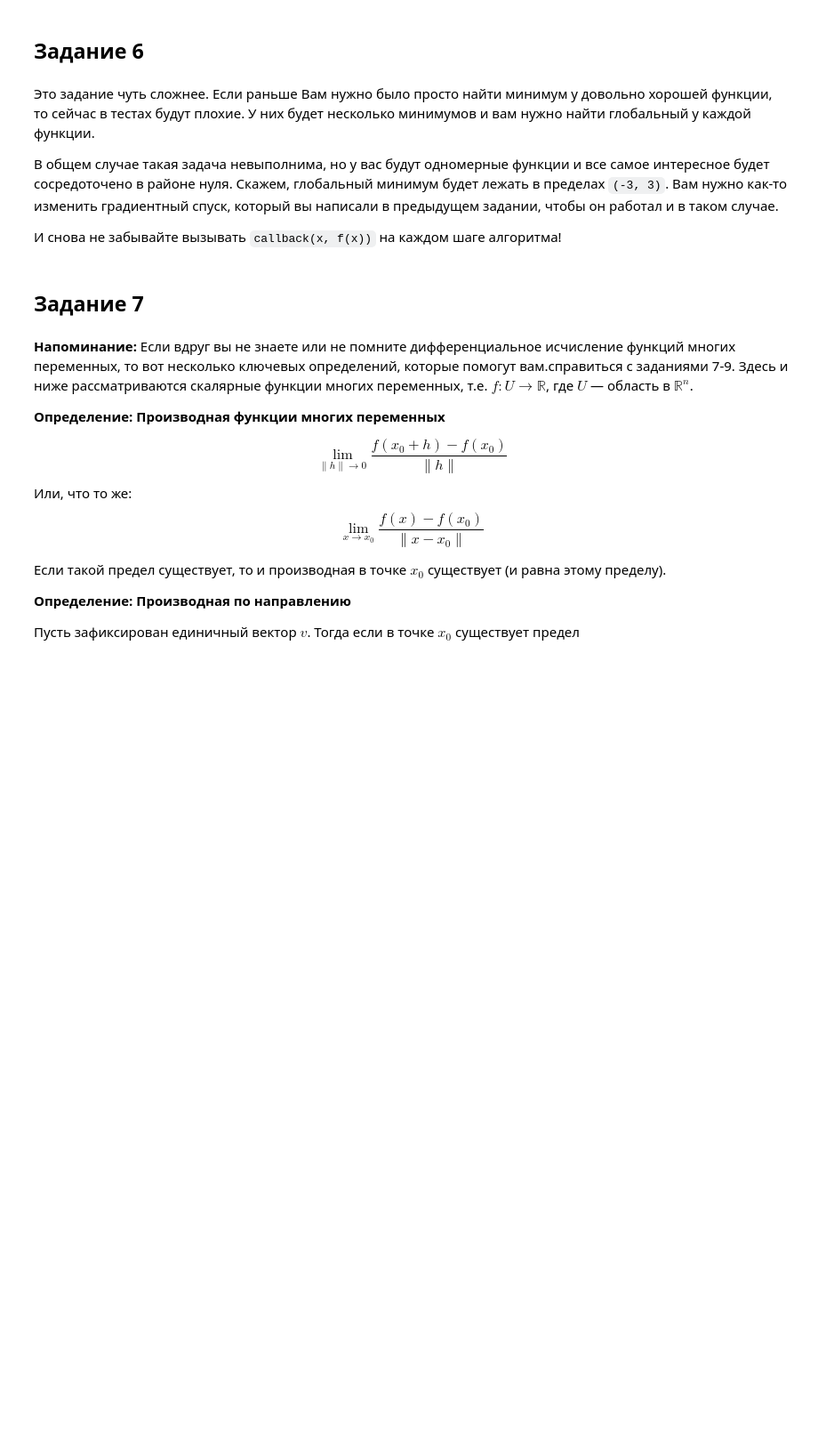
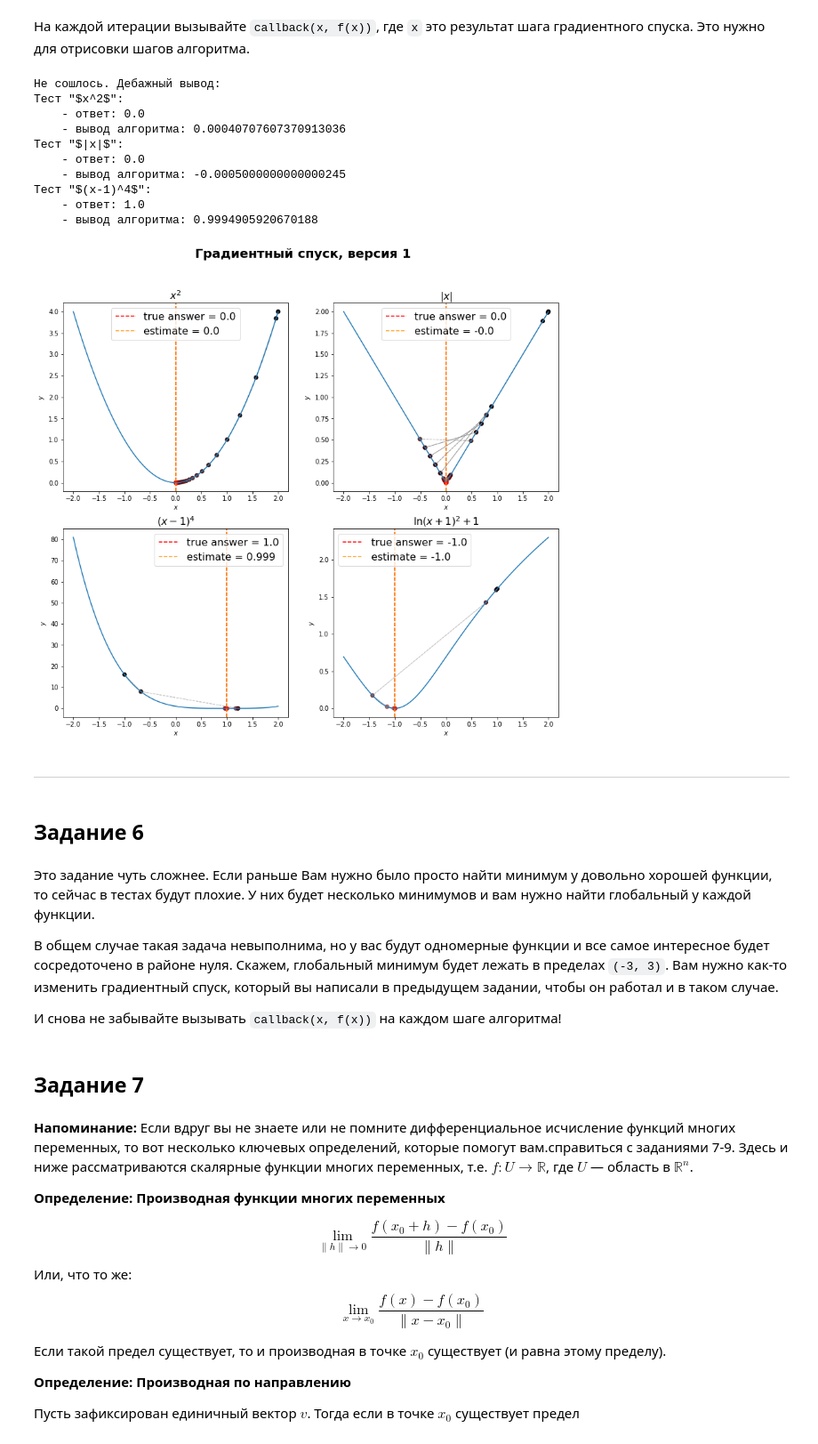
Before and after one commit to nalysann/dlschool, a Jupyter notebook: 04_linear_models/[homework, base]gradient.ipynb, the cells around one changed output. Shown at 89% size. Drawn from its saved outputs; the diff is of its cells as text; code cells hidden in the pictures; blank space fills up the shorter version.

```diff
--- a/04_linear_models/[homework, base]gradient.ipynb
+++ b/04_linear_models/[homework, base]gradient.ipynb
@@ -290,0 +107,18 @@ if not is_correct:
+# %%
+def numerical_derivative_1d(func, epsilon):
+    """
+    Функция для приближённого вычисления производной функции одной переменной.
+    func: float -> float — произвольная дифференцируемая функция
+    epsilon: float — максимальная величина приращения по оси Ох
+    return value - другая функция, которая приближённо вычисляет производную в точке
+    """
+
+    def deriv_func(x):
+        """
+        x: float — точка, в которой нужно вычислить производную
+        return value - приближённое значение производной в этой точке
+        """
+
+        return (func(x + epsilon) - func(x)) / epsilon
+
+    return deriv_func
@@ -290,0 +280,2 @@ if not is_correct:
+# %% [markdown]
+На каждой итерации вызывайте `callback(x, f(x))`, где `x` это результат шага градиентного спуска. Это нужно для отрисовки шагов алгоритма.
@@ -291,3 +325,60 @@ if not is_correct:
+# %%
+test_cases = {
+    "$x^2$": {
+        "func" : lambda x: x * x,
+        "deriv" : lambda x: 2 * x,
+        "start" : 2,
+        "answer" : 0.0
+    },
+    "$|x|$": {
+        "func" : lambda x: abs(x),
+        "deriv" : lambda x: 1 if x > 0 else -1,
+        "start" : 2,
+        "answer" : 0.0
+    },
+    "$(x-1)^4$": {
+        "func" : lambda x: (x - 1)**4,
+        "deriv" : lambda x: 4 * (x - 1)**3,
+        "start" : -1,
+        "answer" : 1.0
+    },
+    "$\ln (x+1)^2 + 1$": {
+        "func" : lambda x: np.log((x + 1)**2 + 1),
+        "deriv" : lambda x: 2 * (x + 1) / (x**2 + 1),
+        "start" : 1,
+        "answer" : -1.0
+    }
+}
+
+# желаемая точность
+tol = 1e-4
+fig, axes = plt.subplots(2, 2, figsize=(14, 12))
+fig.suptitle("Градиентный спуск, версия 1", fontweight="bold", fontsize=20)
+grid = np.linspace(-2, 2, 100)
+
+is_correct, debug_log = test_convergence_1d(
+    grad_descent_v1, test_cases, tol,
+    axes, grid
+)
+
+if not is_correct:
+    print("Не сошлось. Дебажный вывод:")
+    for log_entry in debug_log:
+        print(log_entry)
+# %% [output]
+Не сошлось. Дебажный вывод:
+Тест "$x^2$":
+    - ответ: 0.0
+    - вывод алгоритма: 0.00040707607370913036
+Тест "$|x|$":
+    - ответ: 0.0
+    - вывод алгоритма: -0.0005000000000000245
+Тест "$(x-1)^4$":
+    - ответ: 1.0
+    - вывод алгоритма: 0.9994905920670188
+[figure, added]
+# %% [markdown]
+---
 # %% [markdown]
 ## Задание 6 ##
 # %% [markdown]
```
Also changed, not shown: parts of 47 cells of this notebook, 3 other files.
